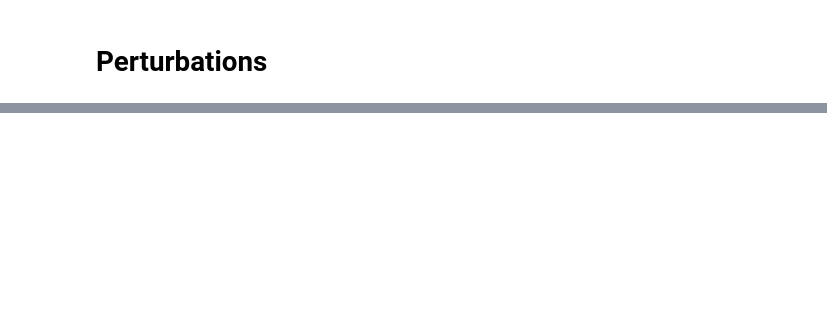
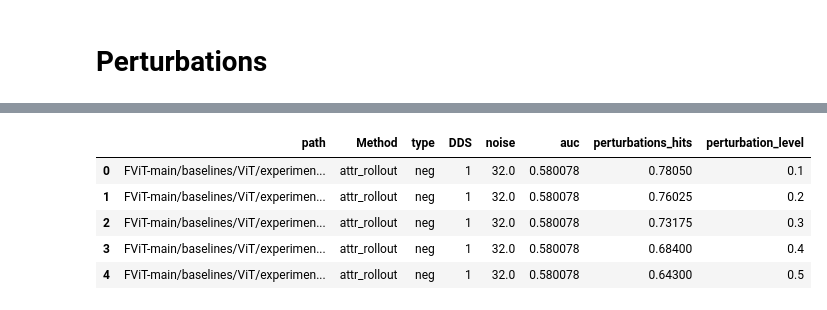
Before and after one commit to aerdelez/re-fvit, a Jupyter notebook: graphs.ipynb, the cells around one changed output, grey strips where cells are left out. Drawn from its saved outputs; the diff is of its cells as text; code cells hidden in the pictures; blank space fills up the shorter version.

```diff
--- a/graphs.ipynb
+++ b/graphs.ipynb
@@ -87 +159,10 @@ df.head()
+# %%
+df_expanded.head()
+# %% [output]
+|  | path | Method | type | DDS | noise | auc | perturbations_hits | perturbation_level |
+| 0 | FViT-main/baselines/ViT/experimen... | attr_rollout | neg | 1 | 32.0 | 0.580078 | 0.78050 | 0.1 |
+| 1 | FViT-main/baselines/ViT/experimen... | attr_rollout | neg | 1 | 32.0 | 0.580078 | 0.76025 | 0.2 |
+| 2 | FViT-main/baselines/ViT/experimen... | attr_rollout | neg | 1 | 32.0 | 0.580078 | 0.73175 | 0.3 |
+| 3 | FViT-main/baselines/ViT/experimen... | attr_rollout | neg | 1 | 32.0 | 0.580078 | 0.68400 | 0.4 |
+| 4 | FViT-main/baselines/ViT/experimen... | attr_rollout | neg | 1 | 32.0 | 0.580078 | 0.64300 | 0.5 |
 # %%
```
Also changed, not shown: parts of 17 cells of this notebook.
